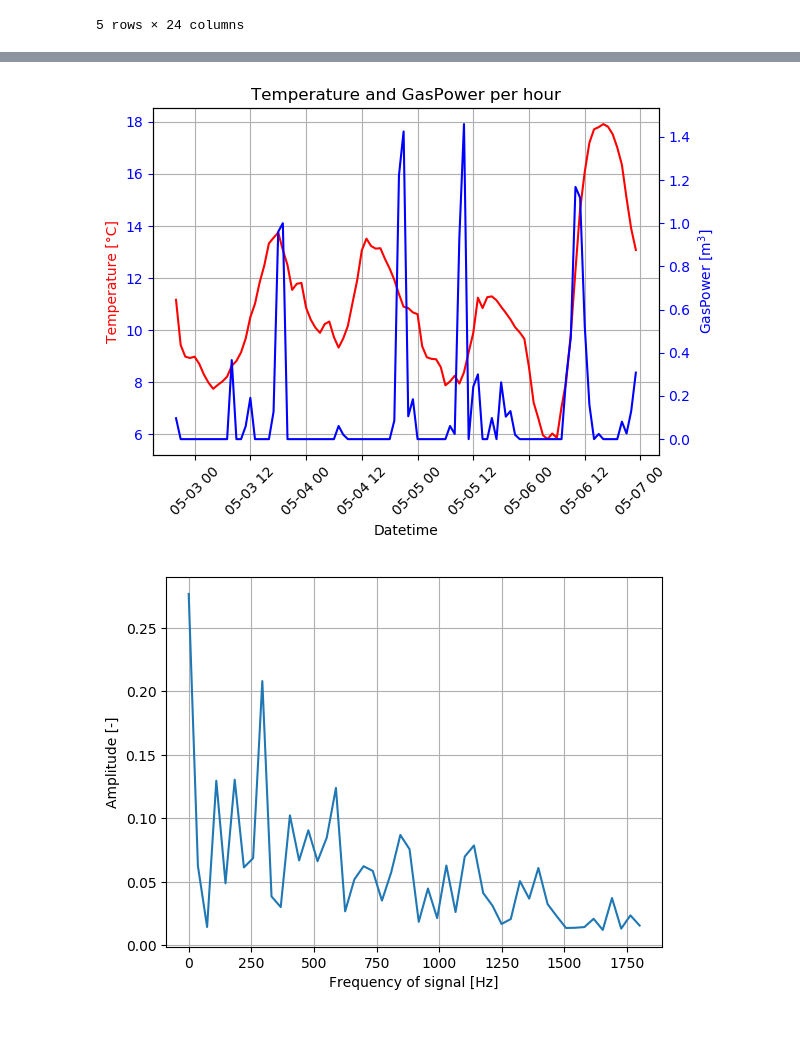
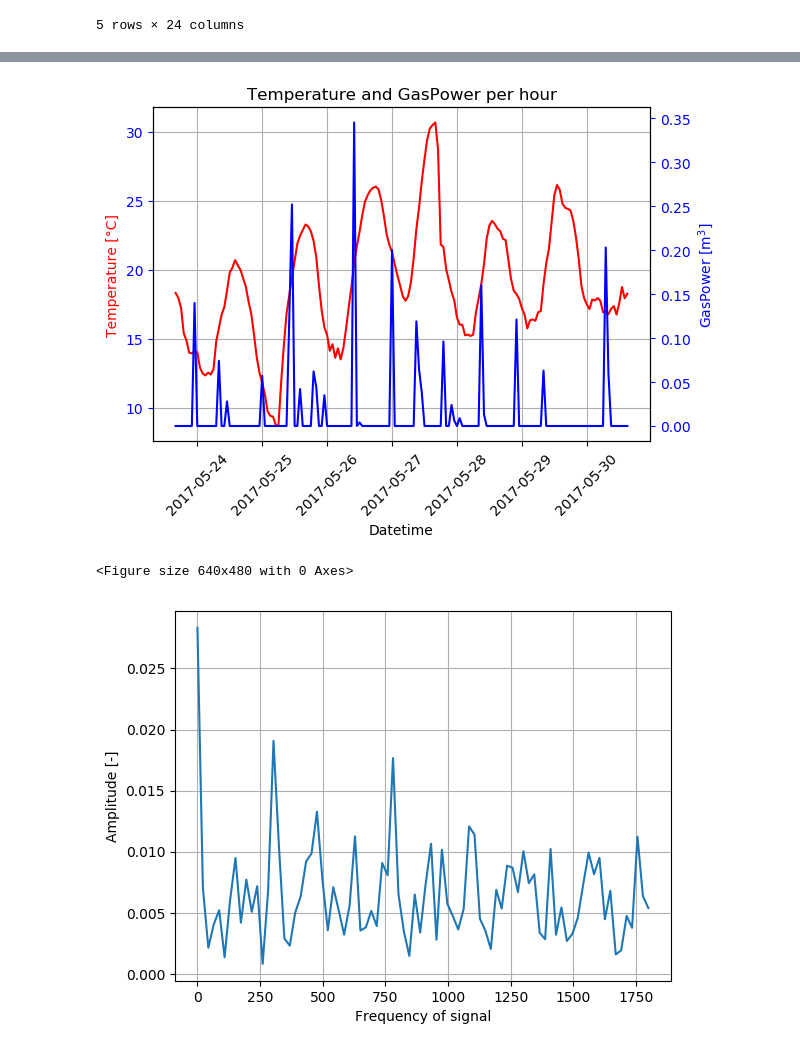
Before and after one commit to deKeijzer/KB-74-OPSCHALER, a Jupyter notebook: Personal_folders/Daan/Fourier.ipynb, the cells around one changed output, grey strips where cells are left out. Saved outputs shown, nothing was run; the diff lists cells and outputs as text; code cells hidden in the pictures.

```diff
--- a/Personal_folders/Daan/Fourier.ipynb
+++ b/Personal_folders/Daan/Fourier.ipynb
@@ -39,6 +39,6 @@ rdf=resample_df(df,sample_rate) #downsamples data from hourly resolution to spec
 # %%
 #Create new pandas series for fourier transform with selected range of data
 
-time = rdf.index[200:300]
-gas = rdf['gasPower'][200:300]
-temp = rdf['T'][200:300]
+time = rdf.index[700:868]
+gas = rdf['gasPower'][700:868]
+temp = rdf['T'][700:868]
@@ -79,18 +77,20 @@ ax2.tick_params('y', colors='b')
 fig.tight_layout()
 
 plt.show()
+plt.savefig('humanpatterns.png', dpi=900)
 # %% [output]
-[figure, old version]
+[figure, new version]
+<Figure size 640x480 with 0 Axes>
 # %%
 #https://docs.scipy.org/doc/scipy/reference/tutorial/fftpack.html
 N = len(gas) #number of sample points
 T = 1.0 / 3600 #sample interval
 yf = fft(gas) #fast fourier transform on gas data
 xf = np.linspace(0.0, 1.0/(2.0*T), N//2)
 plt.plot(xf, 2.0/N * np.abs(yf[0:N//2]))
 plt.grid()
 plt.ylabel('Amplitude [-]')
-plt.xlabel('Frequency of signal [Hz]')
+plt.xlabel('Frequency of signal')
 plt.show()
 # %% [output]
-[figure, old version]
+[figure, new version]
```
Also changed, not shown: parts of 2 cells of this notebook, 1 other file.
